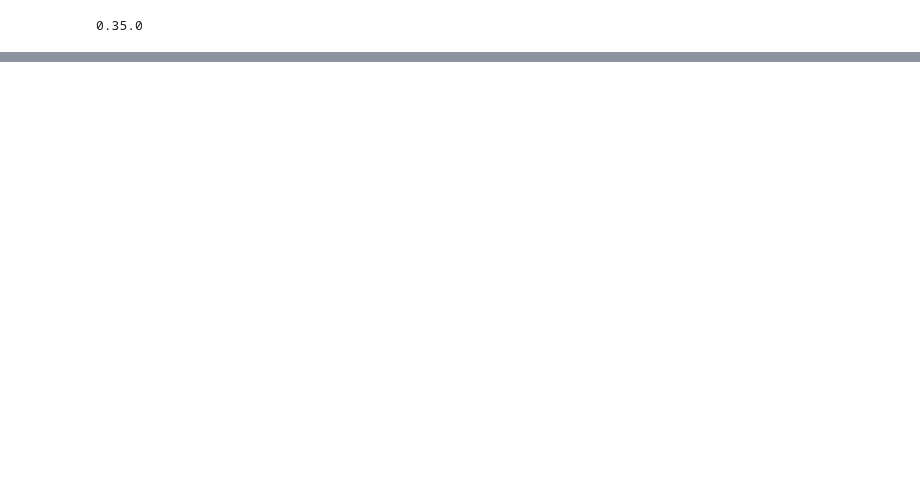
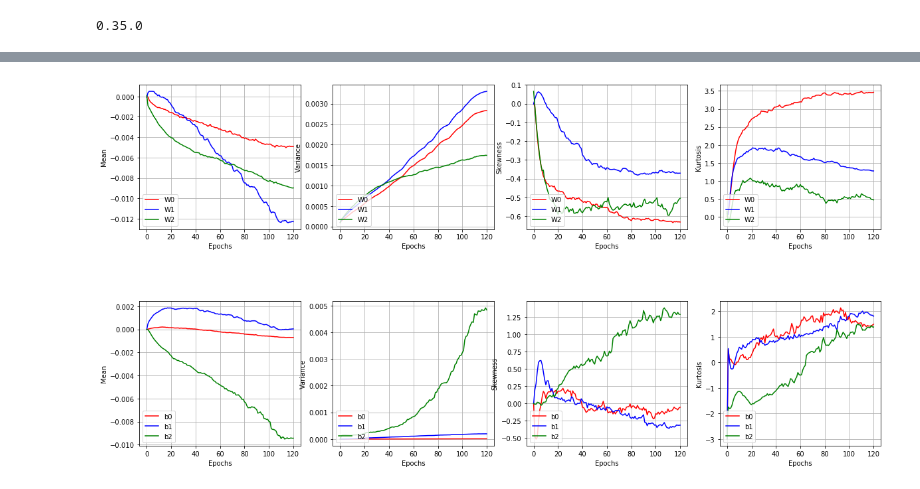
Before and after one commit to linklab/aiclass, a Jupyter notebook: 1731036010_HyunGookKim/tensorflux/main/jupyter_notebook/multi_layer_optimizers_test.ipynb, the cells around one changed output, grey strips where cells are left out. Drawn from its saved outputs; the diff is of its cells as text; code cells hidden in the pictures; blank space fills up the shorter version.

```diff
--- a/1731036010_HyunGookKim/tensorflux/main/jupyter_notebook/multi_layer_optimizers_test.ipynb
+++ b/1731036010_HyunGookKim/tensorflux/main/jupyter_notebook/multi_layer_optimizers_test.ipynb
@@ -227,0 +221,4 @@ plt.show()
+# %%
+neural_networks["Adam"].draw_param_description(figsize=(20, 10))
+# %% [output]
+[figure, added]
```
Also changed, not shown: parts of 8 cells of this notebook, 7 other files.
